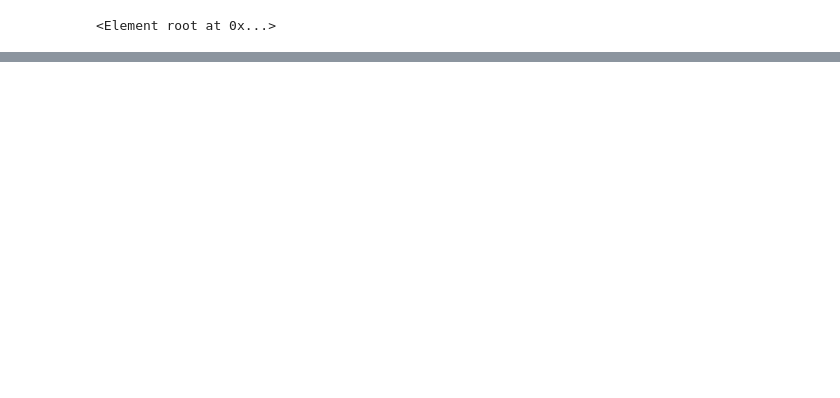
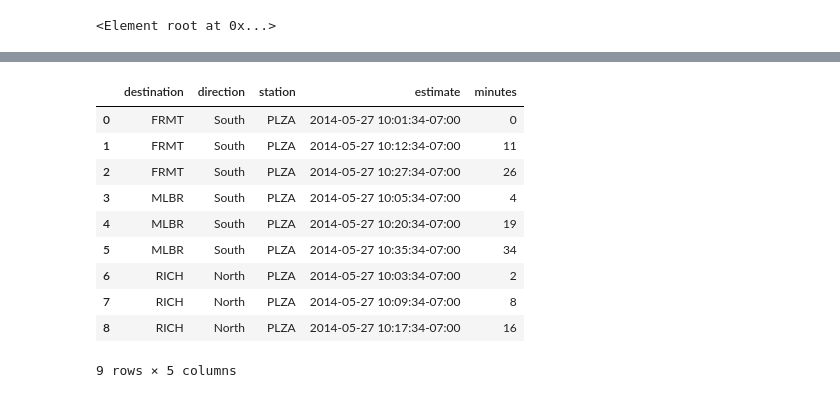
Before and after one commit to rdhyee/consuming-apis-with-python, a Jupyter notebook: BART.ipynb, the cells around one changed output, grey strips where cells are left out. Saved outputs shown, nothing was run; the diff lists cells and outputs as text; code cells hidden in the pictures; blank space fills up the shorter version.

```diff
--- a/BART.ipynb
+++ b/BART.ipynb
@@ -555,0 +562,20 @@ Name: abbr, dtype: object
+# %%
+# compute the absolute time associated with real time estimate
+
+from datetime import timedelta
+
+etd_plza_df['estimate'] = etd_plza_df.apply(lambda s: s['call_dt'] + \
+                                            timedelta(minutes=s['minutes']), axis=1)
+etd_plza_df[['destination','direction','station','estimate','minutes']]
+# %% [output]
+|  | destination | direction | station | estimate | minutes |
+| 0 | FRMT | South | PLZA | 2014-05-27 10:01:34-07:00 | 0 |
+| 1 | FRMT | South | PLZA | 2014-05-27 10:12:34-07:00 | 11 |
+| 2 | FRMT | South | PLZA | 2014-05-27 10:27:34-07:00 | 26 |
+| 3 | MLBR | South | PLZA | 2014-05-27 10:05:34-07:00 | 4 |
+| 4 | MLBR | South | PLZA | 2014-05-27 10:20:34-07:00 | 19 |
+| 5 | MLBR | South | PLZA | 2014-05-27 10:35:34-07:00 | 34 |
+| 6 | RICH | North | PLZA | 2014-05-27 10:03:34-07:00 | 2 |
+| 7 | RICH | North | PLZA | 2014-05-27 10:09:34-07:00 | 8 |
+| 8 | RICH | North | PLZA | 2014-05-27 10:17:34-07:00 | 16 |
+9 rows × 5 columns
```
Also changed, not shown: parts of 71 cells of this notebook, 13 other files.
